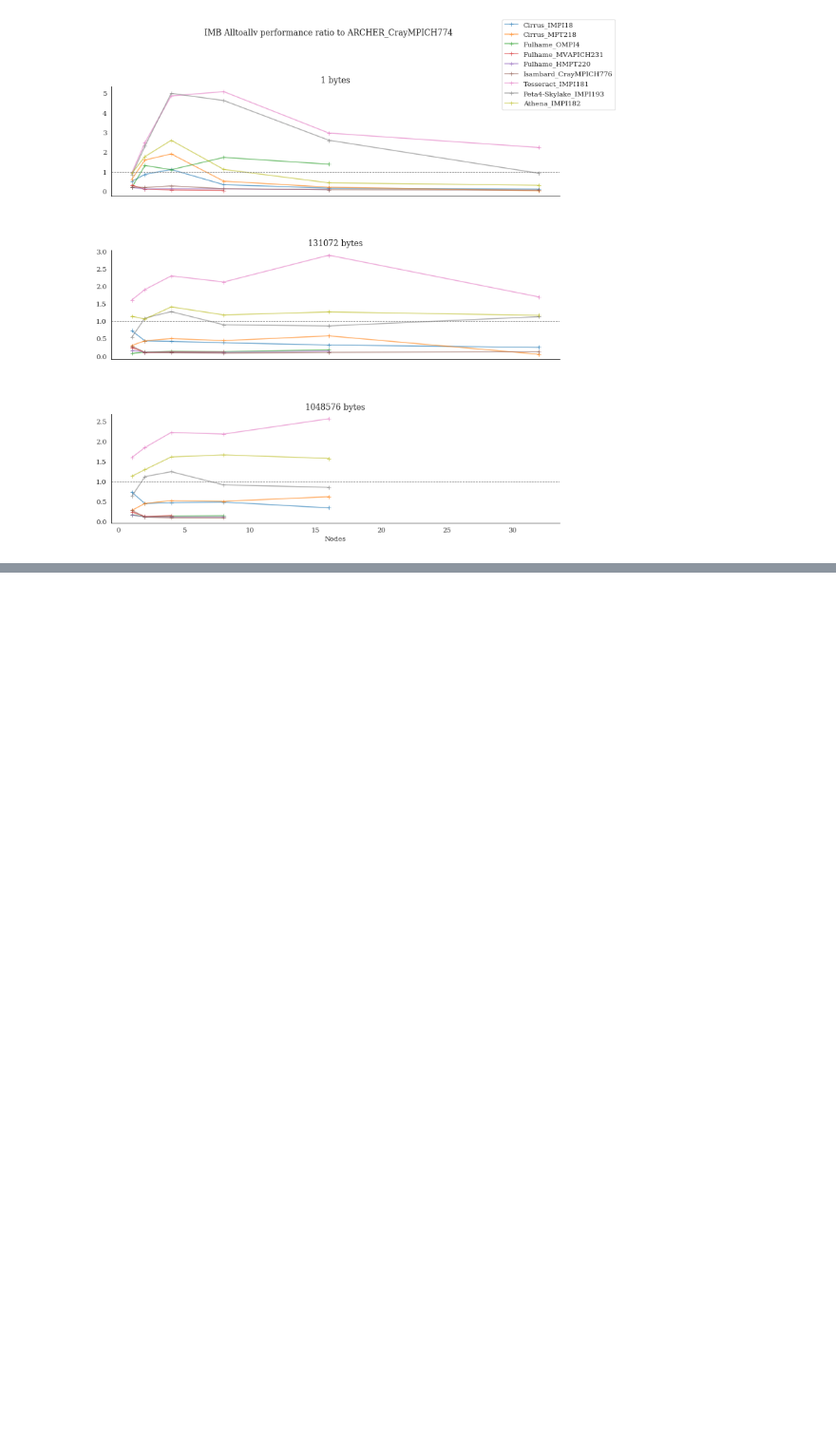
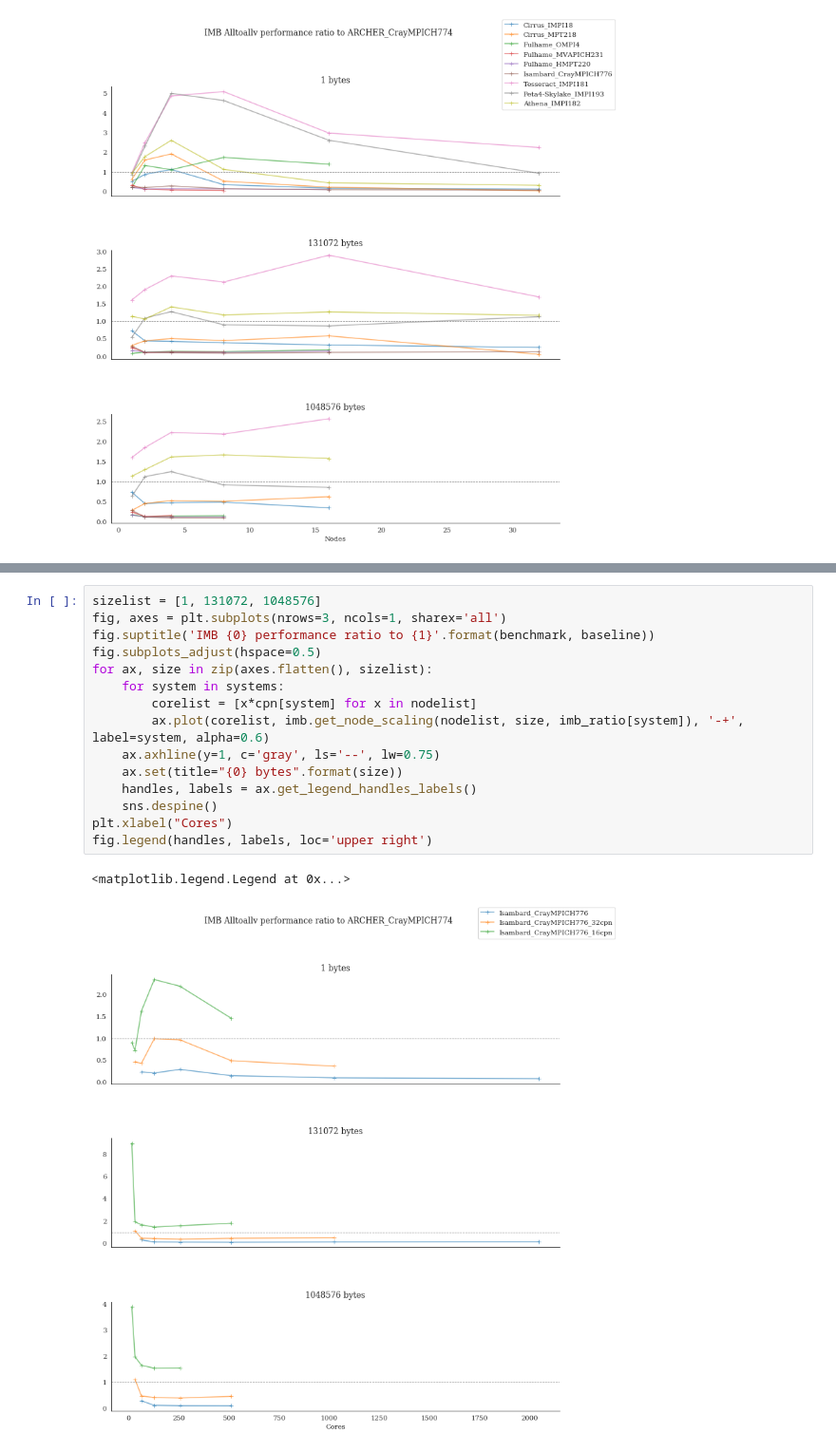
Before and after one commit to hpc-uk/archer-benchmarks, a Jupyter notebook: synth/IMB/analysis/IMB_Alltoallv_compare.ipynb, the cells around one changed output, grey strips where cells are left out. Shown at 95% size. Cells and saved outputs as stored; diff of their text form; blank space fills up the shorter version.

```diff
--- a/synth/IMB/analysis/IMB_Alltoallv_compare.ipynb
+++ b/synth/IMB/analysis/IMB_Alltoallv_compare.ipynb
@@ -218,0 +312,18 @@ fig.legend(handles, labels, loc='upper right')
+# %%
+sizelist = [1, 131072, 1048576]
+fig, axes = plt.subplots(nrows=3, ncols=1, sharex='all')
+fig.suptitle('IMB {0} performance ratio to {1}'.format(benchmark, baseline))
+fig.subplots_adjust(hspace=0.5)
+for ax, size in zip(axes.flatten(), sizelist):
+    for system in systems:
+        corelist = [x*cpn[system] for x in nodelist]
+        ax.plot(corelist, imb.get_node_scaling(nodelist, size, imb_ratio[system]), '-+', label=system, alpha=0.6)
+    ax.axhline(y=1, c='gray', ls='--', lw=0.75)
+    ax.set(title="{0} bytes".format(size))
+    handles, labels = ax.get_legend_handles_labels()
+    sns.despine()
+plt.xlabel("Cores")
+fig.legend(handles, labels, loc='upper right')
+# %% [output]
+<matplotlib.legend.Legend at 0x...>
+[figure, added]
```
Also changed, not shown: parts of 5 cells of this notebook, 1 other file.
